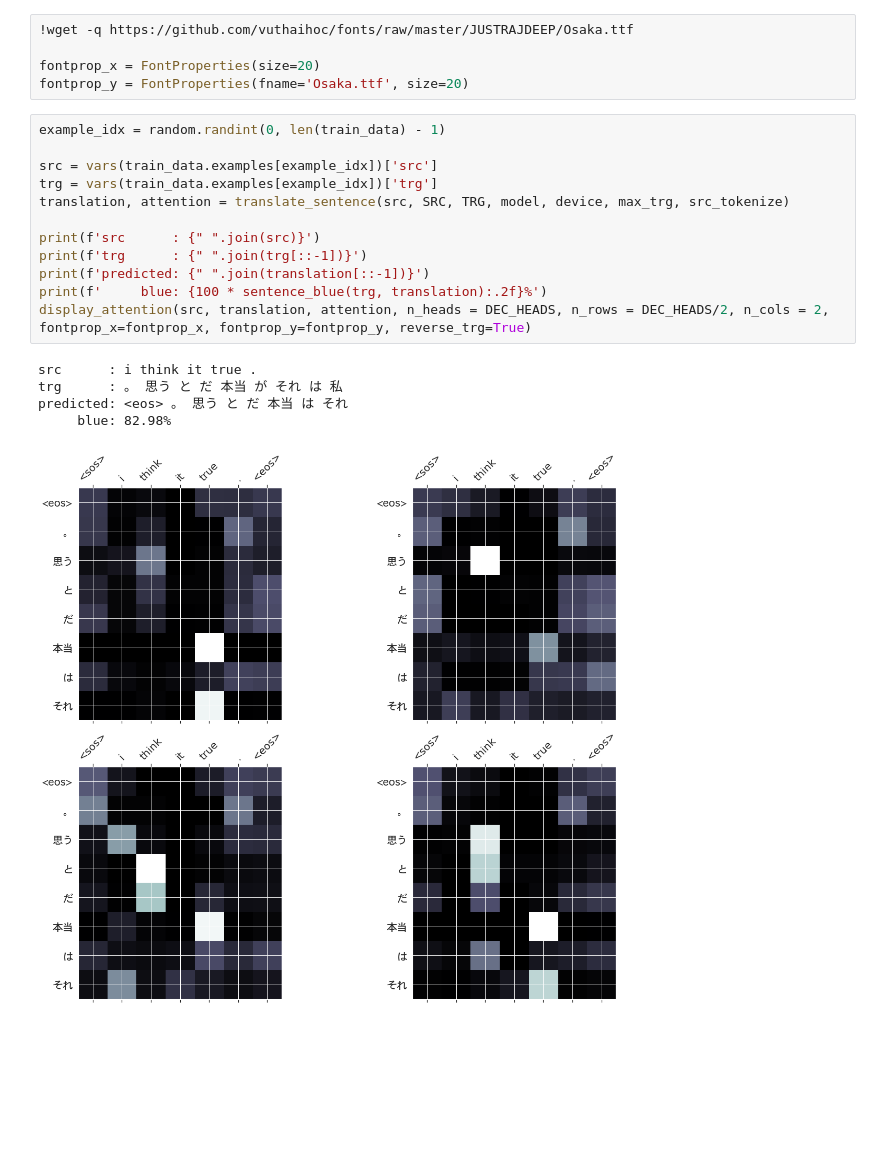
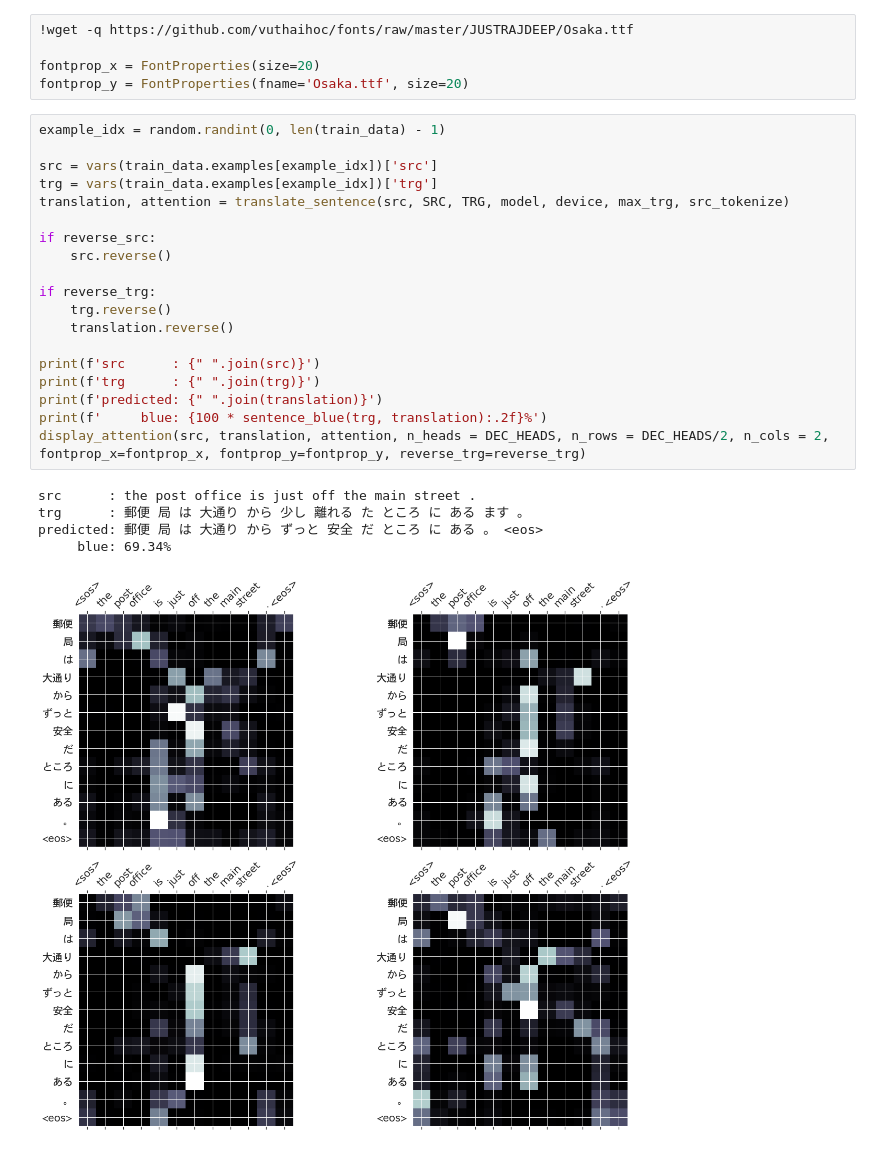
Before and after one commit to schokoro/AttentionNMT, a Jupyter notebook: en_jap_translate.ipynb, the cells around one changed output. Saved outputs shown, nothing was run; the diff lists cells and outputs as text; blank space fills up the shorter version.

```diff
--- a/en_jap_translate.ipynb
+++ b/en_jap_translate.ipynb
@@ -444,21 +449,28 @@ fontprop_y = FontProperties(fname='Osaka.ttf', size=20)
 # %%
 example_idx = random.randint(0, len(train_data) - 1)
 
 src = vars(train_data.examples[example_idx])['src']
 trg = vars(train_data.examples[example_idx])['trg']
 translation, attention = translate_sentence(src, SRC, TRG, model, device, max_trg, src_tokenize)
 
+if reverse_src:
+    src.reverse()
+
+if reverse_trg:
+    trg.reverse()
+    translation.reverse()
+
 print(f'src      : {" ".join(src)}')
-print(f'trg      : {" ".join(trg[::-1])}')
-print(f'predicted: {" ".join(translation[::-1])}')
+print(f'trg      : {" ".join(trg)}')
+print(f'predicted: {" ".join(translation)}')
 print(f'     blue: {100 * sentence_blue(trg, translation):.2f}%')
-display_attention(src, translation, attention, n_heads = DEC_HEADS, n_rows = DEC_HEADS/2, n_cols = 2, fontprop_x=fontprop_x, fontprop_y=fontprop_y, reverse_trg=True)
+display_attention(src, translation, attention, n_heads = DEC_HEADS, n_rows = DEC_HEADS/2, n_cols = 2, fontprop_x=fontprop_x, fontprop_y=fontprop_y, reverse_trg=reverse_trg)
 # %% [output]
-src      : i think it true .
-trg      : 。 思う と だ 本当 が それ は 私
-predicted: <eos> 。 思う と だ 本当 は それ
-     blue: 82.98%
+src      : the post office is just off the main street .
+trg      : 郵便 局 は 大通り から 少し 離れる た ところ に ある ます 。
+predicted: 郵便 局 は 大通り から ずっと 安全 だ ところ に ある 。 <eos>
+     blue: 69.34%
-[figure, old version]
+[figure, new version]
 # %%
 example_idx = random.randint(0, len(valid_data) - 1)
 
```
Also changed, not shown: parts of 8 cells of this notebook.
